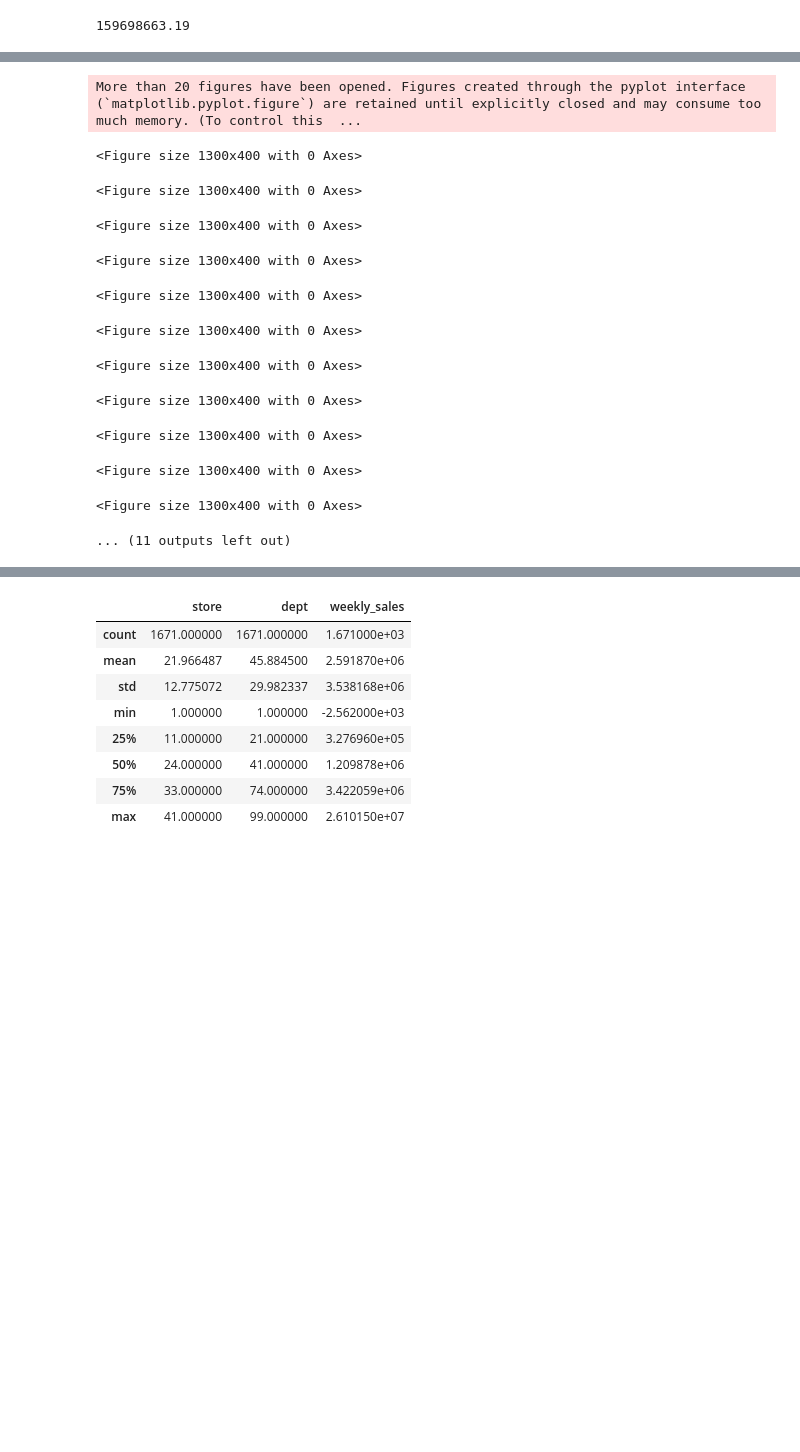
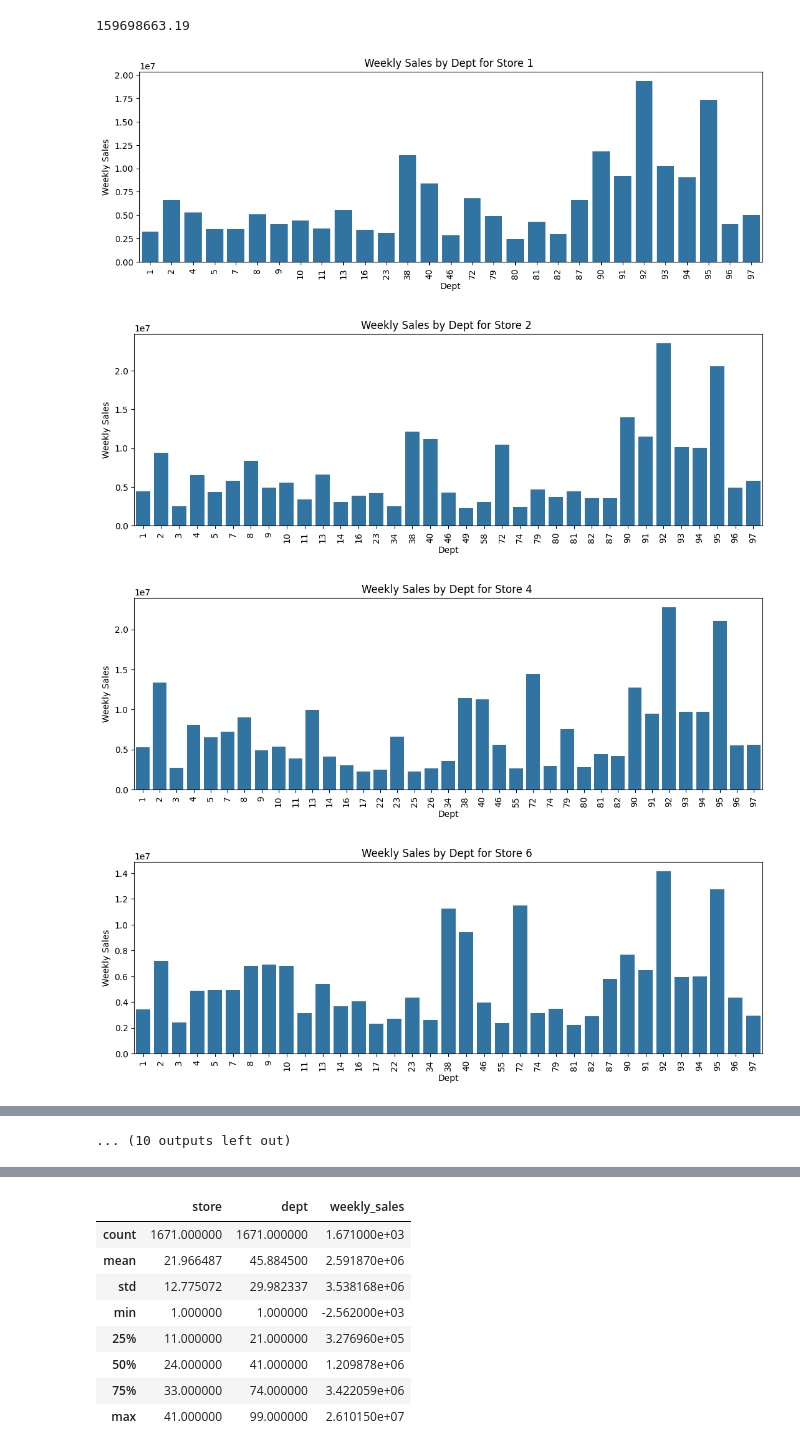
Before and after one commit to Lavan1999/Project-9_SalesForecast, a Jupyter notebook: Final_Project_Sales_Forecast.ipynb, the cells around one changed output, grey strips where cells are left out. Saved outputs shown, nothing was run; the diff lists cells and outputs as text; code cells hidden in the pictures; blank space fills up the shorter version.

```diff
--- a/Final_Project_Sales_Forecast.ipynb
+++ b/Final_Project_Sales_Forecast.ipynb
@@ -618,33 +614,34 @@ df[df['dept']==93]['weekly_sales'].sum()
 # %%
 import seaborn as sns
 import matplotlib.pyplot as plt
 import pandas as pd
 
 # Assuming df is your DataFrame and it contains columns named 'type', 'store', 'dept', and 'weekly_sales'
 # Filter the DataFrame to only include rows where 'type' is 'A'
 df_type_a = df[df['type'] == 'A']
 
-# Aggregate the weekly sales by 'store' and 'dept'
+# Aggregate the weekly sales by 'store' and 'dept', and filter for departments with sales greater than 2500 for each store
 agg_df = df_type_a.groupby(['store', 'dept'])['weekly_sales'].sum().reset_index()
-
-# Find the maximum sum of weekly sales for all stores
-max_weekly_sales = agg_df.groupby('store')['weekly_sales'].sum().max()
-
-# Filter stores where the sum of weekly sales exceeds the threshold
-stores_above_threshold = agg_df.groupby('store')['weekly_sales'].sum()[agg_df.groupby('store')['weekly_sales'].sum() > 2.0e+06].index.values
-
-# Filter the aggregated DataFrame to only include stores above the threshold
-agg_df_filtered = agg_df[agg_df['store'].isin(stores_above_threshold)]
+agg_df_filtered = agg_df[agg_df['weekly_sales'] > 2.209878e+06]
 
 # Get unique stores
 stores = agg_df_filtered['store'].unique()
 
 # Loop through each store and create a bar plot for its departments
 for store in stores:
     plt.figure(figsize=(13, 4))
 
     # Filter data for the current store
     store_data = agg_df_filtered[agg_df_filtered['store'] == store]
 
-    sns.barplot
+    sns.barplot(x='dept', y='weekly_sales', data=store_data)
+    plt.title(f'Weekly Sales by Dept for Store {store} ')
+    plt.xlabel('Dept')
+    plt.ylabel('Weekly Sales')
+    plt.xticks(rotation=90)
+    plt.show()
 # %% [output]
+[figure, added]
+[figure, added]
+[figure, added]
+[figure, added]
@@ -651,13 +656 @@ for store in stores:
-More than 20 figures have been opened. Figures created through the pyplot interface (`matplotlib.pyplot.figure`) are retained until explicitly closed and may consume too much memory. (To control this  ...
+... (10 outputs left out)
-<Figure size 1300x400 with 0 Axes>
-<Figure size 1300x400 with 0 Axes>
-<Figure size 1300x400 with 0 Axes>
-<Figure size 1300x400 with 0 Axes>
-<Figure size 1300x400 with 0 Axes>
-<Figure size 1300x400 with 0 Axes>
-<Figure size 1300x400 with 0 Axes>
-<Figure size 1300x400 with 0 Axes>
-<Figure size 1300x400 with 0 Axes>
-<Figure size 1300x400 with 0 Axes>
-<Figure size 1300x400 with 0 Axes>
-... (11 outputs left out)
```
Also changed, not shown: parts of 90 cells of this notebook.
